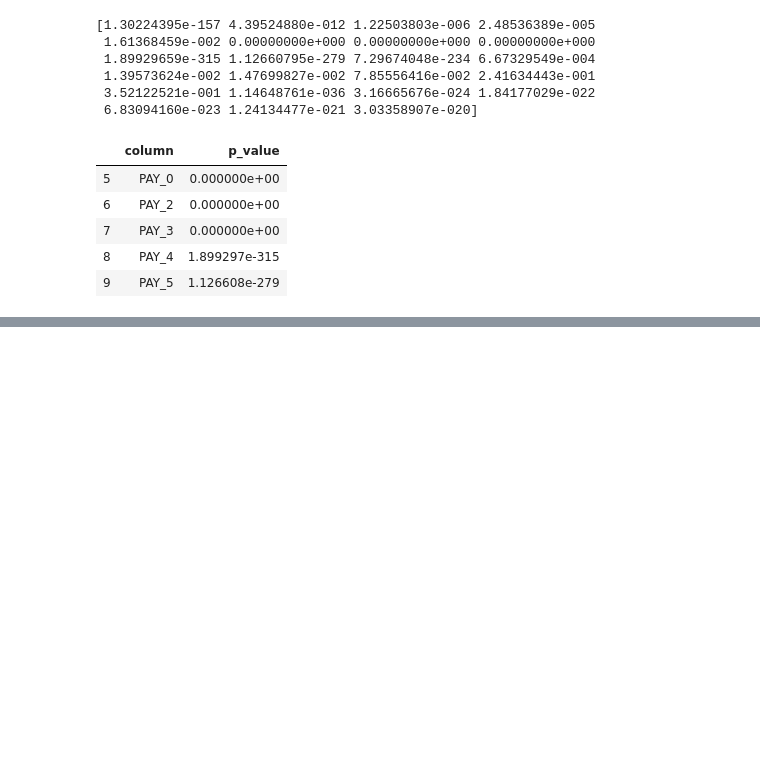
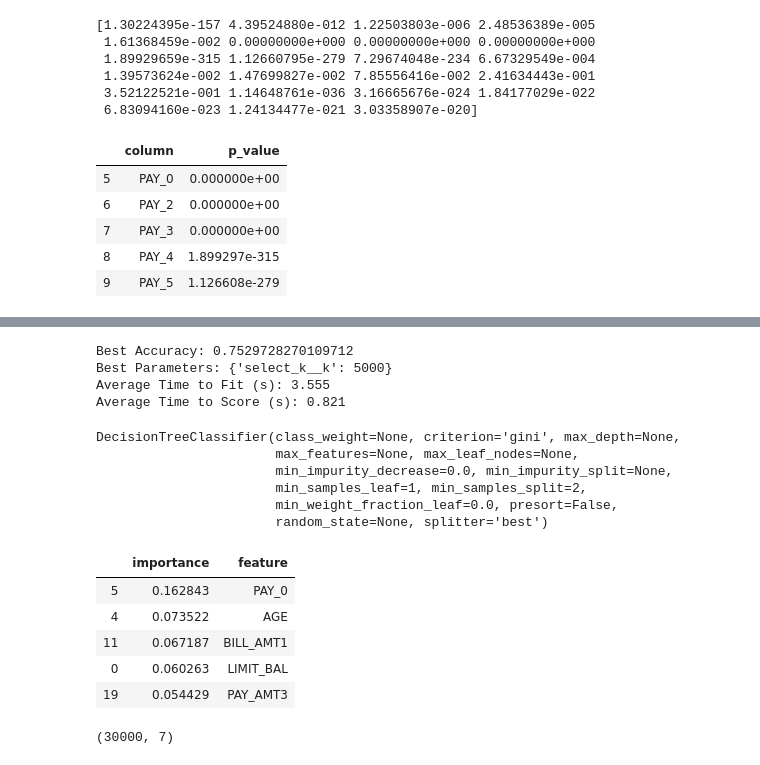
Before and after one commit to SuperSupeng/Data-analysis-with-python, a Jupyter notebook: dataAnalysis/Feature understanding/Feature Selection.ipynb, the cells around one changed output, grey strips where cells are left out. Cells and saved outputs as stored; diff of their text form; code cells hidden in the pictures; blank space fills up the shorter version.

```diff
--- a/dataAnalysis/Feature understanding/Feature Selection.ipynb
+++ b/dataAnalysis/Feature understanding/Feature Selection.ipynb
@@ -374,0 +458,63 @@ p_values[p_values['p_value'] >= 0.05]
+# %%
+# Let's try a more basic pipeline,
+# but one that relies on selectkbest as well
+
+featurizer = CountVectorizer(ngram_range=(1, 2))
+
+select_k_text_pipe = Pipeline([('featurizer', featurizer),
+                      ('select_k', SelectKBest()),
+                      ('classify', MultinomialNB())])
+
+select_k_text_pipe_params = {'select_k__k': [1000, 5000]}
+
+get_best_model_and_accuracy(select_k_text_pipe,
+                            select_k_text_pipe_params,
+                            tweets_X, tweets_y)
+# %% [output]
+Best Accuracy: 0.7529728270109712
+Best Parameters: {'select_k__k': 5000}
+Average Time to Fit (s): 3.555
+Average Time to Score (s): 0.821
+# %%
+from sklearn.tree import DecisionTreeClassifier
+
+# create a brand new decision tree classifier
+tree = DecisionTreeClassifier()
+
+tree.fit(X, y)
+# %% [output]
+DecisionTreeClassifier(class_weight=None, criterion='gini', max_depth=None,
+                       max_features=None, max_leaf_nodes=None,
+                       min_impurity_decrease=0.0, min_impurity_split=None,
+                       min_samples_leaf=1, min_samples_split=2,
+                       min_weight_fraction_leaf=0.0, presort=False,
+                       random_state=None, splitter='best')
+# %%
+# note that we have some other features in play besides what our last two
+# feature selection modules chose, notabley the number two feature, AGE
+
+importances = pd.DataFrame({'importance': tree.feature_importances_, 'feature':X.columns}).sort_values('importance', ascending=False)
+
+importances.head()
+# %% [output]
+|  | importance | feature |
+| 5 | 0.162843 | PAY_0 |
+| 4 | 0.073522 | AGE |
+| 11 | 0.067187 | BILL_AMT1 |
+| 0 | 0.060263 | LIMIT_BAL |
+| 19 | 0.054429 | PAY_AMT3 |
+# %%
+# similar to SelectKBest, but not with statistical tests
+from sklearn.feature_selection import SelectFromModel
+
+# instantiate a class that choses features based
+# on feature importances according to the fitting phase
+# of a separate decision tree classifier
+select_from_model = SelectFromModel(DecisionTreeClassifier(),
+                                    threshold=.05)
+
+selected_X = select_from_model.fit_transform(X, y)
+
+selected_X.shape
+# %% [output]
+(30000, 7)
```
Also changed, not shown: parts of 13 cells of this notebook.
